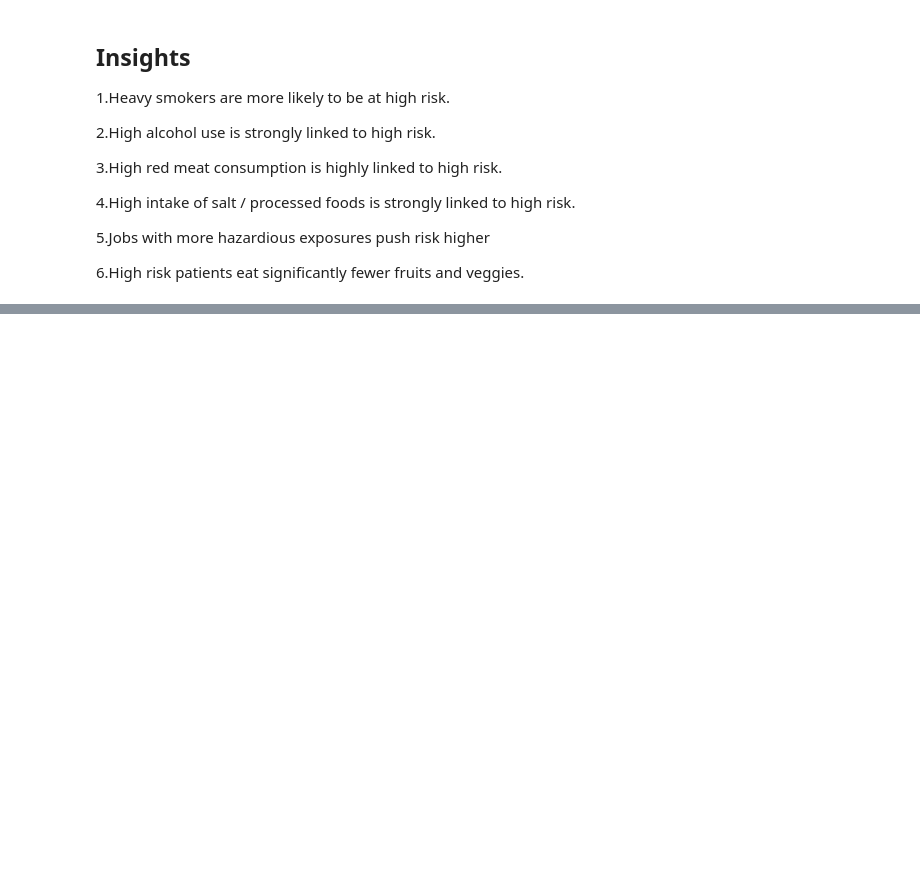
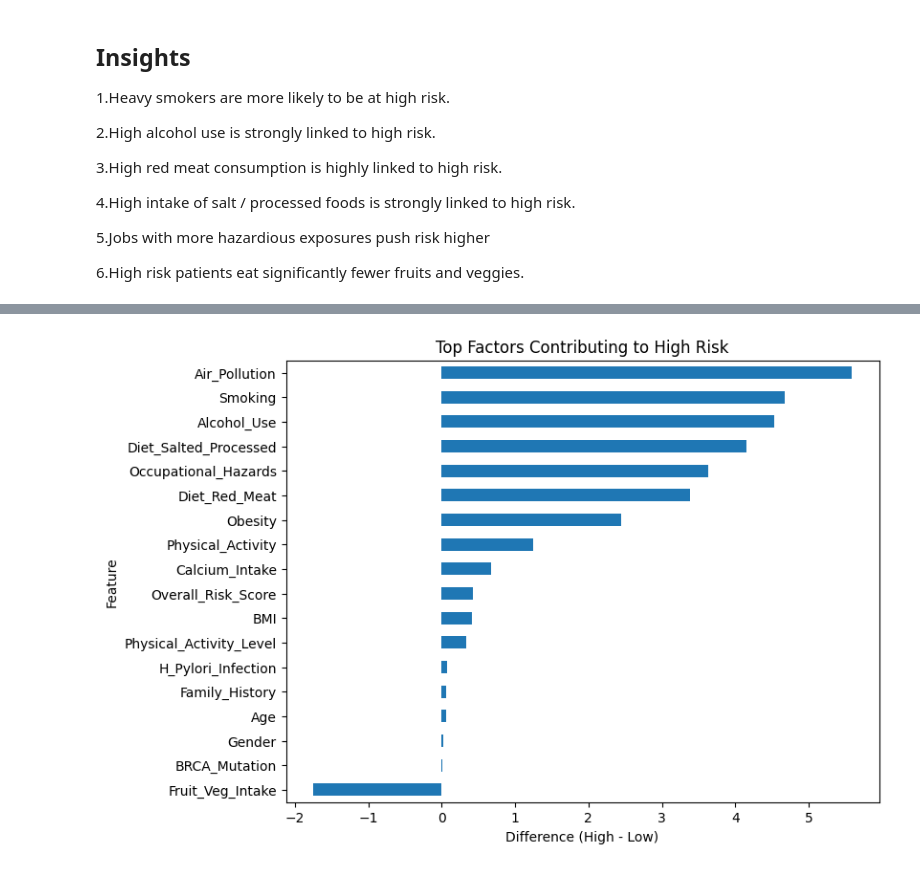
Before and after one commit to RichelCode/Cancer_Risk_Prediction, a Jupyter notebook: notebooks/01_eda.ipynb, the cells around one changed output, grey strips where cells are left out. Drawn from its saved outputs; the diff is of its cells as text; code cells hidden in the pictures; blank space fills up the shorter version.

Commit message:
Understnding factors that contribute to high risk levels

```diff
--- a/notebooks/01_eda.ipynb
+++ b/notebooks/01_eda.ipynb
@@ -202,4 +202,8 @@ risk_means
 
 6.High risk patients eat significantly fewer fruits and veggies.
 # %%
-## Foc
+## Focus on difference between High and Low Risk
+
+risk_diff = risk_means['High']- risk_means['Low']  ## to understand the impact of that feature
+risk_diff = risk_diff.sort_values(ascending=False)
+risk_diff
@@ -205,0 +230,7 @@ risk_means
+# %%
+risk_diff.sort_values(ascending=True).plot(kind='barh',figsize=(8,6), title='Top Factors Contributing to High Risk')
+plt.xlabel('Difference (High - Low)')
+plt.ylabel('Feature')
+plt.show()
+# %% [output]
+[figure, added]
```
Also changed, not shown: parts of 1 cell of this notebook.
